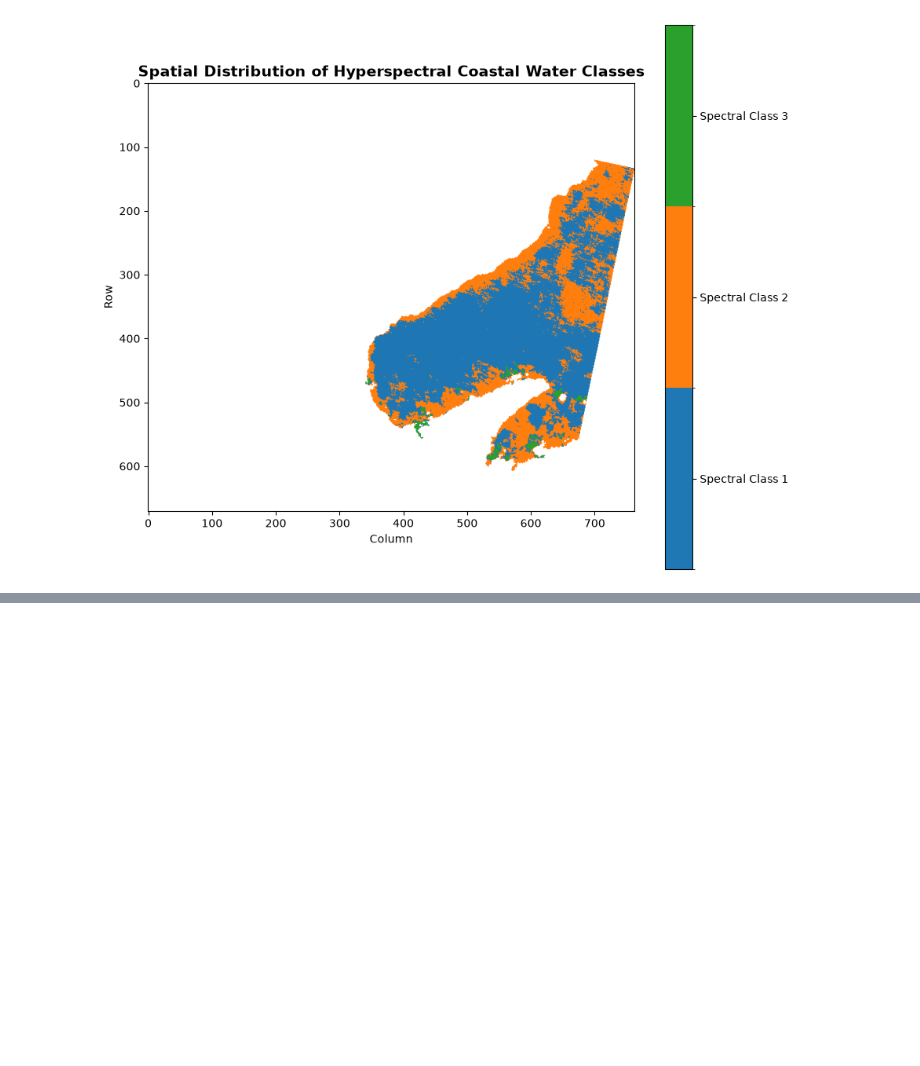
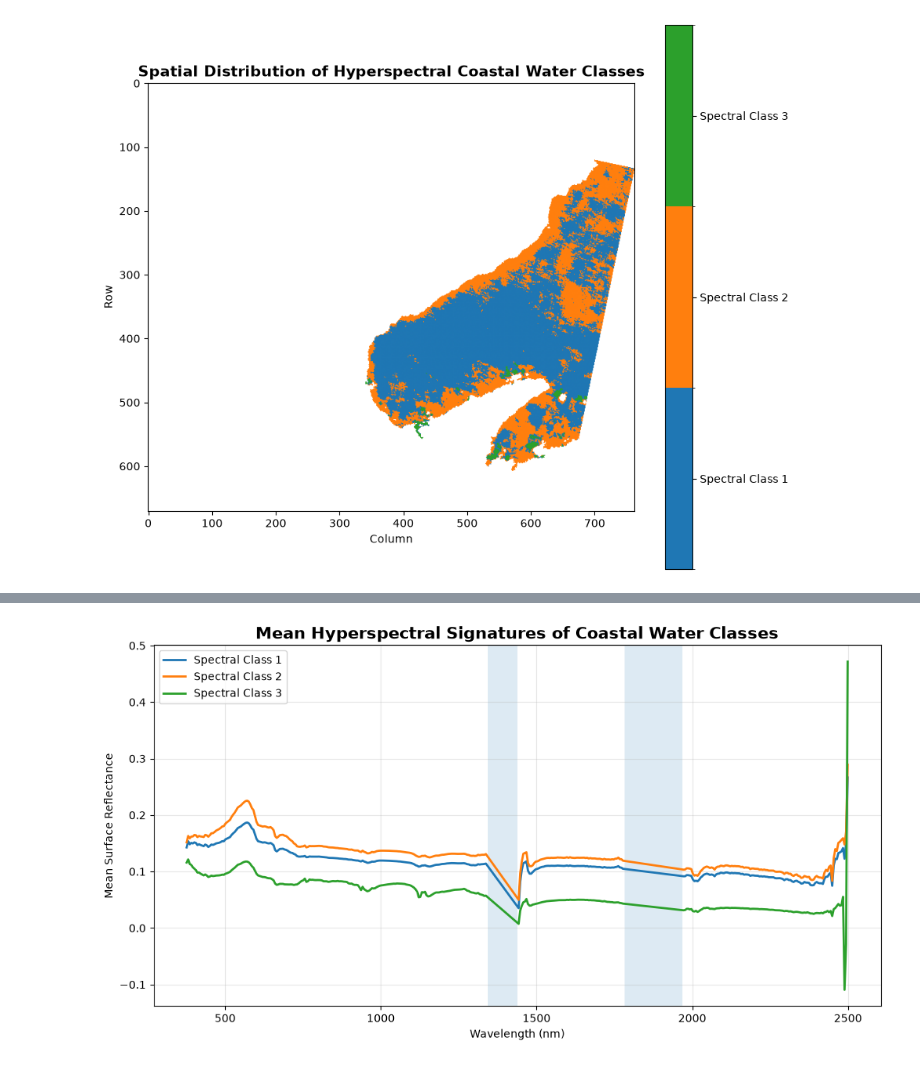
Before and after one commit to Keerthivasan2899/Geospectra-AI-belize-water-quality, a Jupyter notebook: notebooks/06_Hyperspectral_Coastal_Water_Clustering.ipynb, the cells around one changed output, grey strips where cells are left out. Drawn from its saved outputs; the diff is of its cells as text; code cells hidden in the pictures; blank space fills up the shorter version.

Commit message:
Complete Notebook 06 hyperspectral coastal water clustering

```diff
--- a/notebooks/06_Hyperspectral_Coastal_Water_Clustering.ipynb
+++ b/notebooks/06_Hyperspectral_Coastal_Water_Clustering.ipynb
@@ -496,0 +515,17 @@ plt.show()
+# %%
+#16_Calculate mean spectra for each spectral class
+
+class_mean_spectra = {}
+
+for cluster_id in range(N_CLUSTERS):
+
+    class_pixels = final_reliable_spectra[cluster_labels == cluster_id]
+    mean_spectrum = np.mean(class_pixels, axis=0)
+    class_mean_spectra[cluster_id + 1] = mean_spectrum
+
+    print(f"Spectral Class {cluster_id + 1}")
+    print("="*50)
+    print(f"Number of pixels: "f"{class_pixels.shape[0]:,}")
+    print(f"Mean spectrum shape: "f"{mean_spectrum.shape}")
+    print(f"Mean reflectance: "f"{np.mean(mean_spectrum):.4f}")
+    print()
@@ -496,0 +550,21 @@ plt.show()
+# %%
+#17_Plot mean hyperspectral signatures
+
+fig, ax = plt.subplots(figsize=(12, 6))
+
+for class_id, mean_spectrum in class_mean_spectra.items():
+
+    ax.plot(reliable_wavelengths,
+            mean_spectrum, linewidth=2, label=f"Spectral Class {class_id}")
+ax.set_title("Mean Hyperspectral Signatures of Coastal Water Classes", fontsize=15,
+    fontweight="bold")
+ax.set_xlabel("Wavelength (nm)")
+ax.set_ylabel("Mean Surface Reflectance")
+ax.axvspan(1342.41, 1437.55, alpha=0.15)
+ax.axvspan(1782.58, 1967.21, alpha=0.15)
+ax.legend()
+ax.grid(alpha=0.3)
+
+plt.show()
+# %% [output]
+[figure, added]
```
Also changed, not shown: parts of 29 cells of this notebook, 8 other files.
